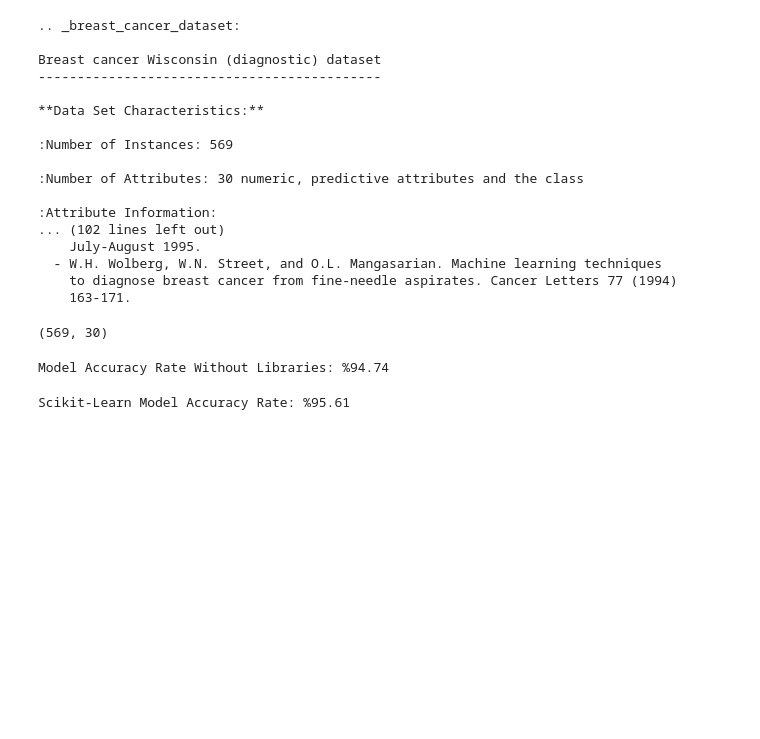
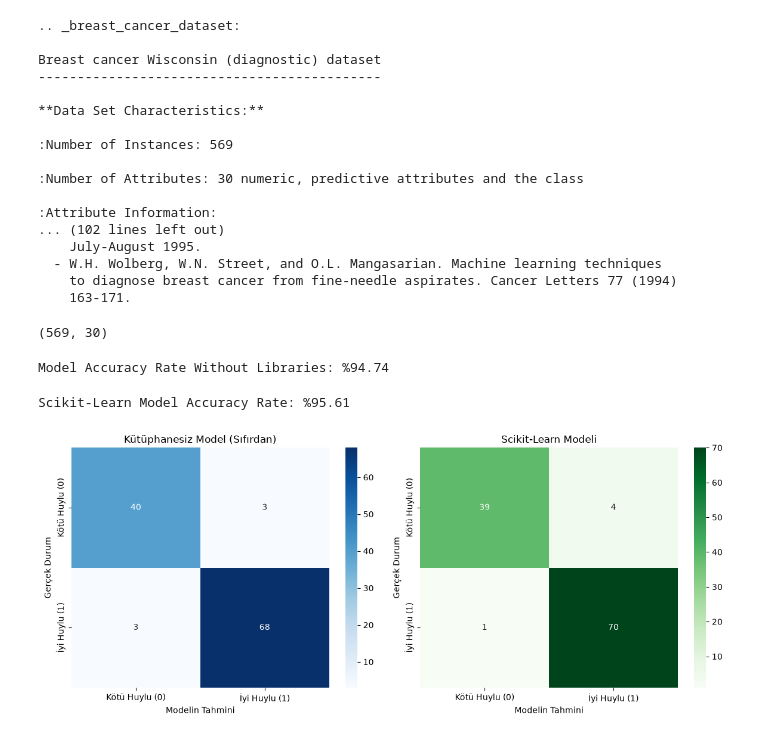
Before and after one commit to RojinKoc/Veri_Projeleri, a Jupyter notebook: logistic_regression.ipynb, the cells around one changed output. Cells and saved outputs as stored; diff of their text form; code cells hidden in the pictures; blank space fills up the shorter version.

```diff
--- a/logistic_regression.ipynb
+++ b/logistic_regression.ipynb
@@ -88,3 +88,34 @@ sk_basari = model.score(X_test.T, y_test.T.ravel()) * 100
 print(f"Scikit-Learn Model Accuracy Rate: %{sk_basari:.2f}")
 # %% [output]
 Scikit-Learn Model Accuracy Rate: %95.61
+# %%
+import matplotlib.pyplot as plt
+import seaborn as sns
+from sklearn.metrics import confusion_matrix
+
+tahminler_sk = model.predict(X_test.T)
+
+# Not: y_test ve tahminler (1, n) boyutunda matrisler olduğu için .ravel() ile düz listeye çeviriyoruz
+cm_custom = confusion_matrix(y_test.ravel(), tahminler.ravel())
+cm_sklearn = confusion_matrix(y_test.ravel(), tahminler_sk.ravel())
+
+fig, axes = plt.subplots(1, 2, figsize=(12, 5))
+
+sns.heatmap(cm_custom, annot=True, fmt='d', cmap='Blues', ax=axes[0],
+            xticklabels=['Kötü Huylu (0)', 'İyi Huylu (1)'],
+            yticklabels=['Kötü Huylu (0)', 'İyi Huylu (1)'])
+axes[0].set_title('Kütüphanesiz Model (Sıfırdan)')
+axes[0].set_xlabel('Modelin Tahmini')
+axes[0].set_ylabel('Gerçek Durum')
+
+sns.heatmap(cm_sklearn, annot=True, fmt='d', cmap='Greens', ax=axes[1],
+            xticklabels=['Kötü Huylu (0)', 'İyi Huylu (1)'],
+            yticklabels=['Kötü Huylu (0)', 'İyi Huylu (1)'])
+axes[1].set_title('Scikit-Learn Modeli')
+axes[1].set_xlabel('Modelin Tahmini')
+axes[1].set_ylabel('Gerçek Durum')
+
+plt.tight_layout()
+plt.show()
+# %% [output]
+[figure, added]
```
